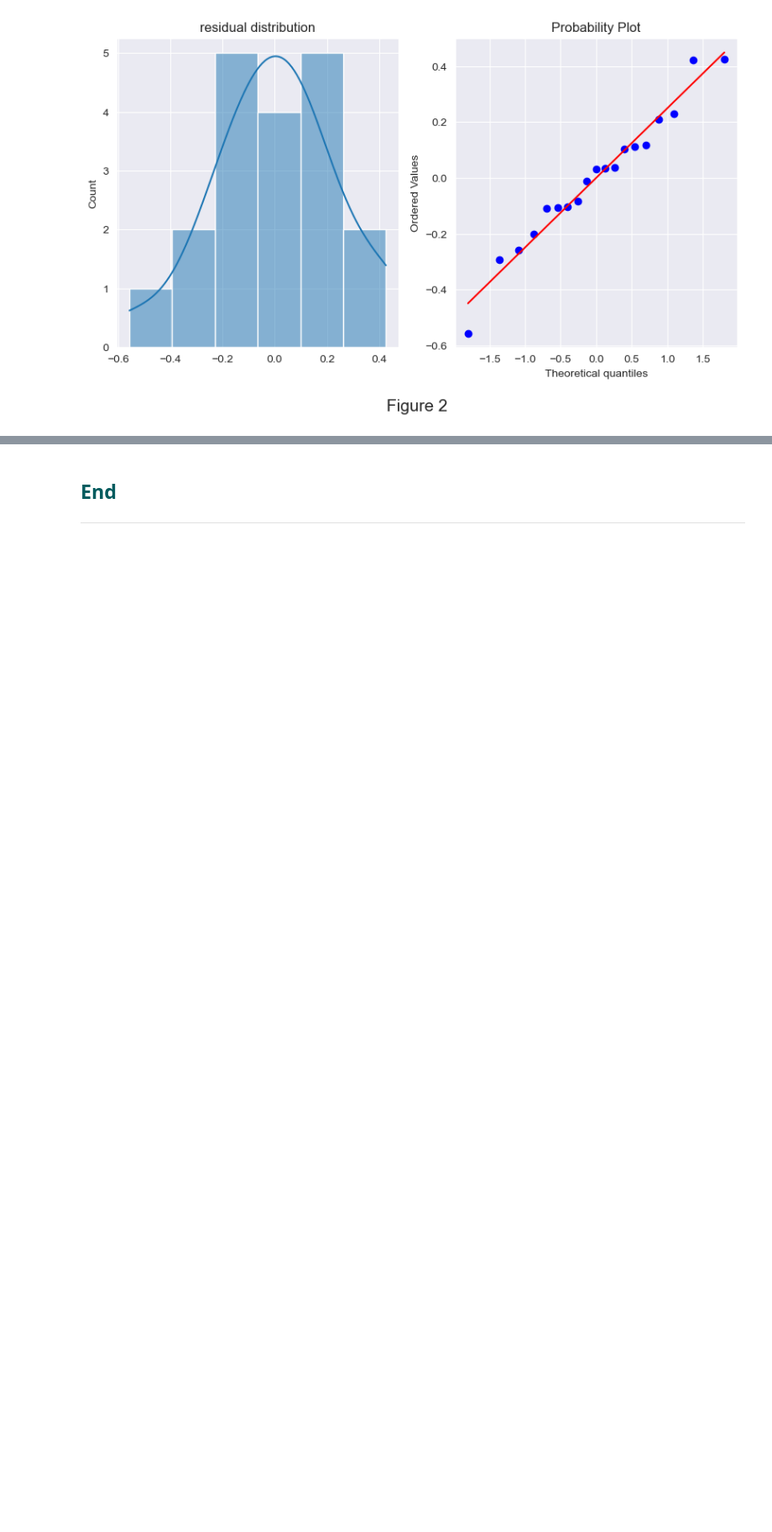
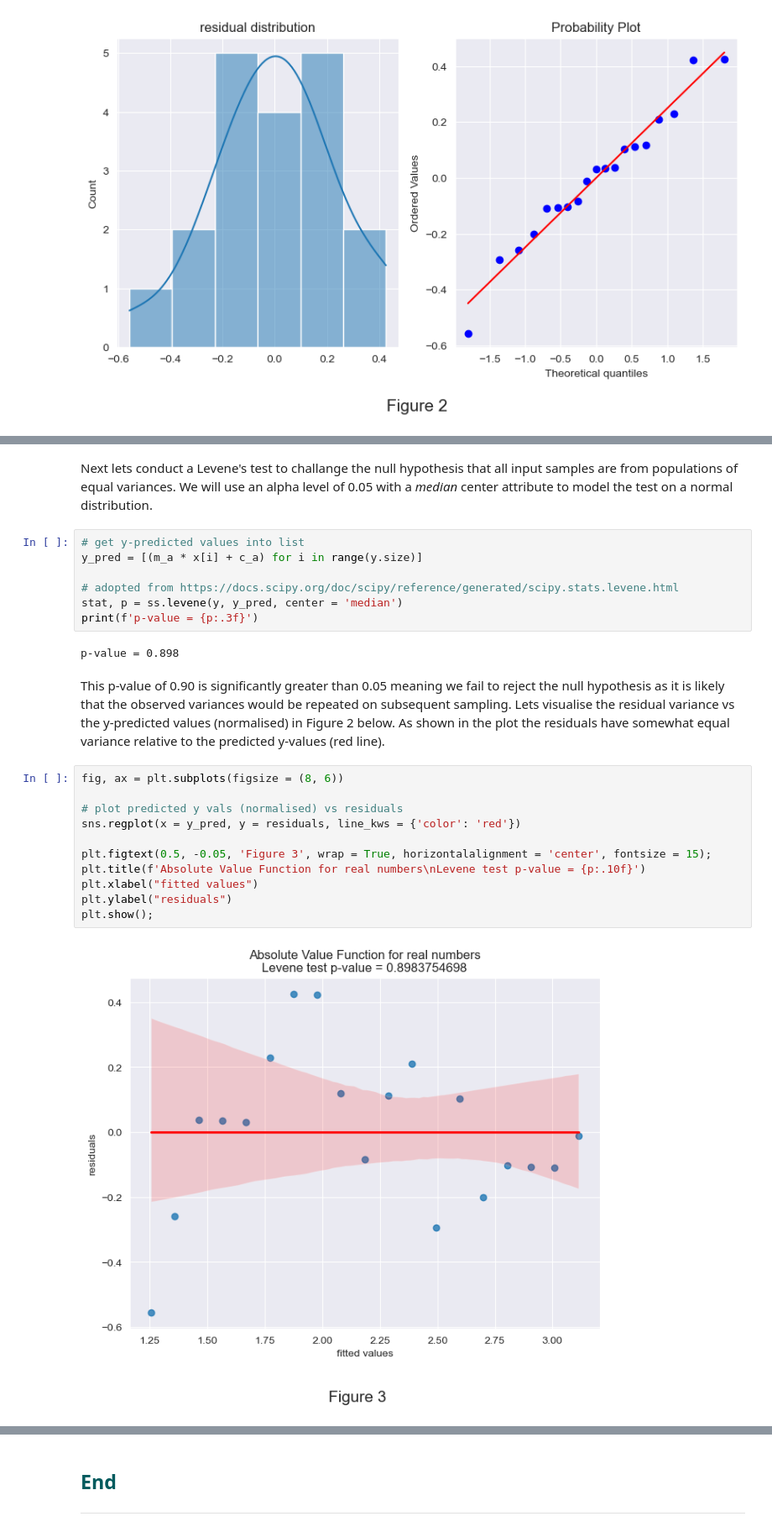
Before and after one commit to CiaranMoran27/machstat-assessment, a Jupyter notebook: practicals/04-models-exercises.ipynb, the cells around one changed output, grey strips where cells are left out. Shown: that part at 84% size. Drawn from its saved outputs; the diff is of its cells as text; blank space fills up the shorter version.

Commit message:
Exerise 4 models question updated with Homoscedasticity and auto-correlation

```diff
--- a/practicals/04-models-exercises.ipynb
+++ b/practicals/04-models-exercises.ipynb
@@ -179,0 +195,26 @@ plt.show();
+# %% [markdown]
+Next lets conduct a Levene's test to challange the null hypothesis that all input samples are from populations of equal variances. We will use an alpha level of 0.05 with a *median* center attribute to model the test on a normal distribution.
+# %%
+# get y-predicted values into list
+y_pred = [(m_a * x[i] + c_a) for i in range(y.size)]
+
+# adopted from https://docs.scipy.org/doc/scipy/reference/generated/scipy.stats.levene.html
+stat, p = ss.levene(y, y_pred, center = 'median')
+print(f'p-value = {p:.3f}')
+# %% [output]
+p-value = 0.898
+# %% [markdown]
+This p-value of 0.90 is significantly greater than 0.05 meaning we fail to reject the null hypothesis as it is likely that the observed variances would be repeated on subsequent sampling. Lets visualise the residual variance vs the y-predicted values (normalised) in Figure 2 below. As shown in the plot the residuals have somewhat equal variance relative to the predicted y-values (red line).
+# %%
+fig, ax = plt.subplots(figsize = (8, 6))
+
+# plot predicted y vals (normalised) vs residuals
+sns.regplot(x = y_pred, y = residuals, line_kws = {'color': 'red'})
+
+plt.figtext(0.5, -0.05, 'Figure 3', wrap = True, horizontalalignment = 'center', fontsize = 15);
+plt.title(f'Absolute Value Function for real numbers\nLevene test p-value = {p:.10f}')
+plt.xlabel("fitted values")
+plt.ylabel("residuals")
+plt.show();
+# %% [output]
+[figure, added]
```
Also changed, not shown: parts of 15 cells of this notebook.
